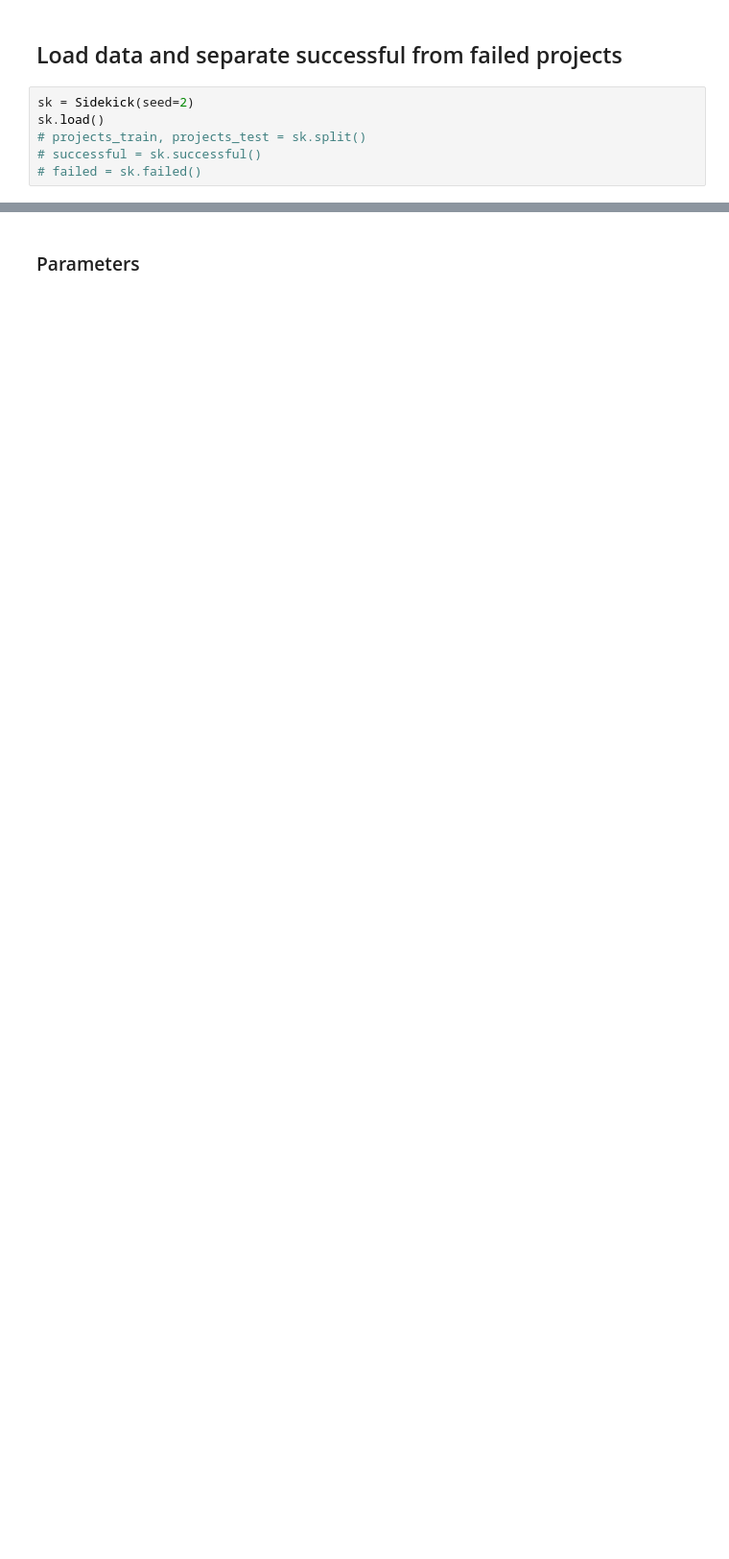
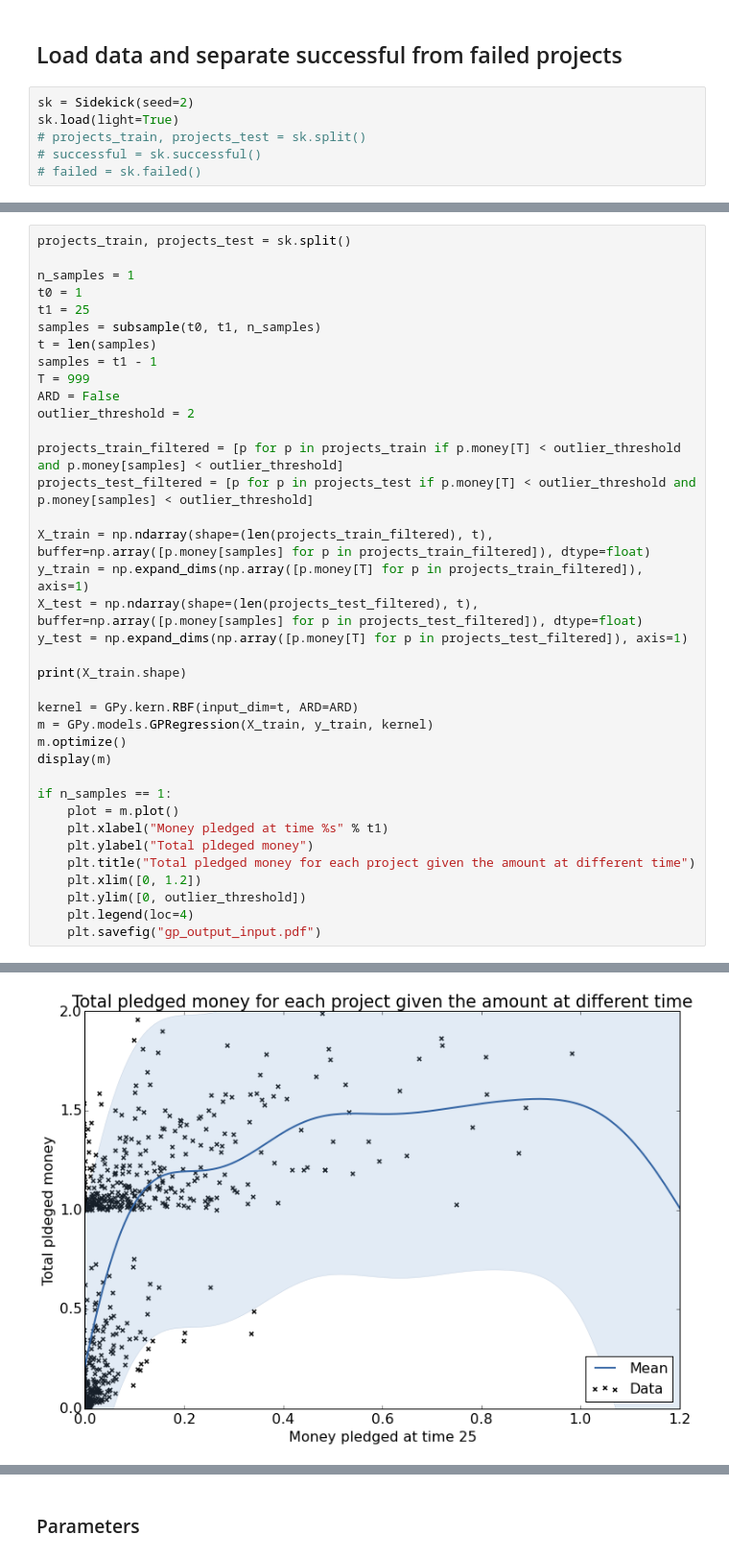
Before and after one commit to vicow/gaussian-process, a Jupyter notebook: notebooks/sidekick-5-output-as-input.ipynb, the cells around one changed output, grey strips where cells are left out. Shown at 96% size. Cells and saved outputs as stored; diff of their text form; blank space fills up the shorter version.

```diff
--- a/notebooks/sidekick-5-output-as-input.ipynb
+++ b/notebooks/sidekick-5-output-as-input.ipynb
@@ -134,7 +135,7 @@ def gaussian_process_regression(X, y, x_test, k, l=1.0, sigma_n=0.0, sigma_f=1.0
 ## Load data and separate successful from failed projects
 # %%
 sk = Sidekick(seed=2)
-sk.load()
+sk.load(light=True)
 # projects_train, projects_test = sk.split()
 # successful = sk.successful()
 # failed = sk.failed()
@@ -143,0 +147,38 @@ Data loaded.
+# %%
+projects_train, projects_test = sk.split()
+
+n_samples = 1
+t0 = 1
+t1 = 25
+samples = subsample(t0, t1, n_samples)
+t = len(samples)
+samples = t1 - 1
+T = 999
+ARD = False
+outlier_threshold = 2
+
+projects_train_filtered = [p for p in projects_train if p.money[T] < outlier_threshold and p.money[samples] < outlier_threshold]
+projects_test_filtered = [p for p in projects_test if p.money[T] < outlier_threshold and p.money[samples] < outlier_threshold]
+
+X_train = np.ndarray(shape=(len(projects_train_filtered), t), buffer=np.array([p.money[samples] for p in projects_train_filtered]), dtype=float)
+y_train = np.expand_dims(np.array([p.money[T] for p in projects_train_filtered]), axis=1)
+X_test = np.ndarray(shape=(len(projects_test_filtered), t), buffer=np.array([p.money[samples] for p in projects_test_filtered]), dtype=float)
+y_test = np.expand_dims(np.array([p.money[T] for p in projects_test_filtered]), axis=1)
+
+print(X_train.shape)
+
+kernel = GPy.kern.RBF(input_dim=t, ARD=ARD)
+m = GPy.models.GPRegression(X_train, y_train, kernel)
+m.optimize()
+display(m)
+
+if n_samples == 1:
+    plot = m.plot()
+    plt.xlabel("Money pledged at time %s" % t1)
+    plt.ylabel("Total pldeged money")
+    plt.title("Total pledged money for each project given the amount at different time")
+    plt.xlim([0, 1.2])
+    plt.ylim([0, outlier_threshold])
+    plt.legend(loc=4)
+    plt.savefig("gp_output_input.pdf")
+# %% [output]
@@ -143,0 +195 @@ Data loaded.
+[figure, added]
```
Also changed, not shown: parts of 8 cells of this notebook.
